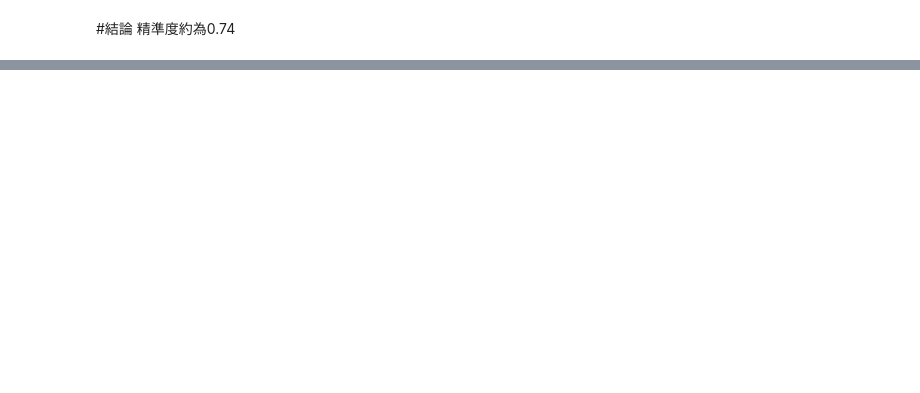
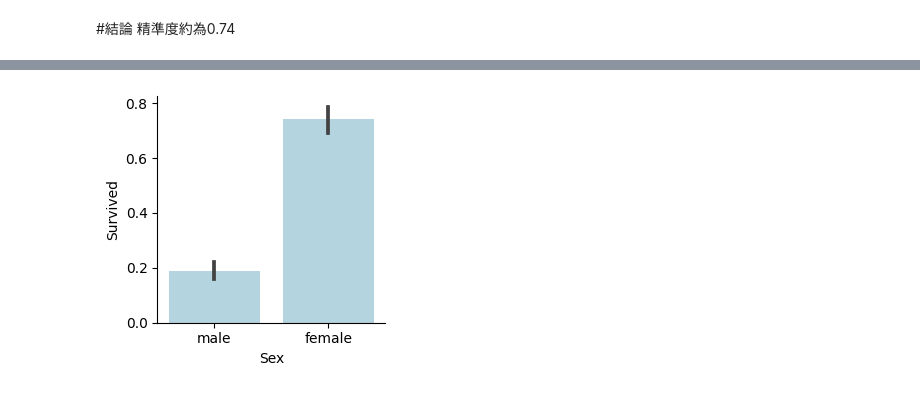
Before and after one commit to linhsuan519/titanic-analysis, a Jupyter notebook: 鐵達尼號的存活預測_優化資料集.ipynb, the cells around one changed output, grey strips where cells are left out. Cells and saved outputs as stored; diff of their text form; code cells hidden in the pictures; blank space fills up the shorter version.

```diff
--- a/鐵達尼號的存活預測_優化資料集.ipynb
+++ b/鐵達尼號的存活預測_優化資料集.ipynb
@@ -109,0 +203,18 @@ print(scores.mean())
+# %%
+# 定義categories函數，以長條圖觀察欄位與Survived之間的關係
+
+def categories(df,cat,target,**kwargs):
+  # 設定row和col參數
+  row = kwargs.get('row',None)
+  col = kwargs.get('col',None)
+
+  # 使用seaborn函數製圖
+  facet = sns.FacetGrid(df,row=row,col=col)
+  facet.map(sns.barplot,cat,target,color='lightblue')
+  facet.add_legend()
+# %%
+# 觀察Sex和Survived的關係
+categories(df,cat='Sex',target='Survived')
+plt.show()
+# %% [output]
+[figure, added]
```
Also changed, not shown: parts of 27 cells of this notebook.
